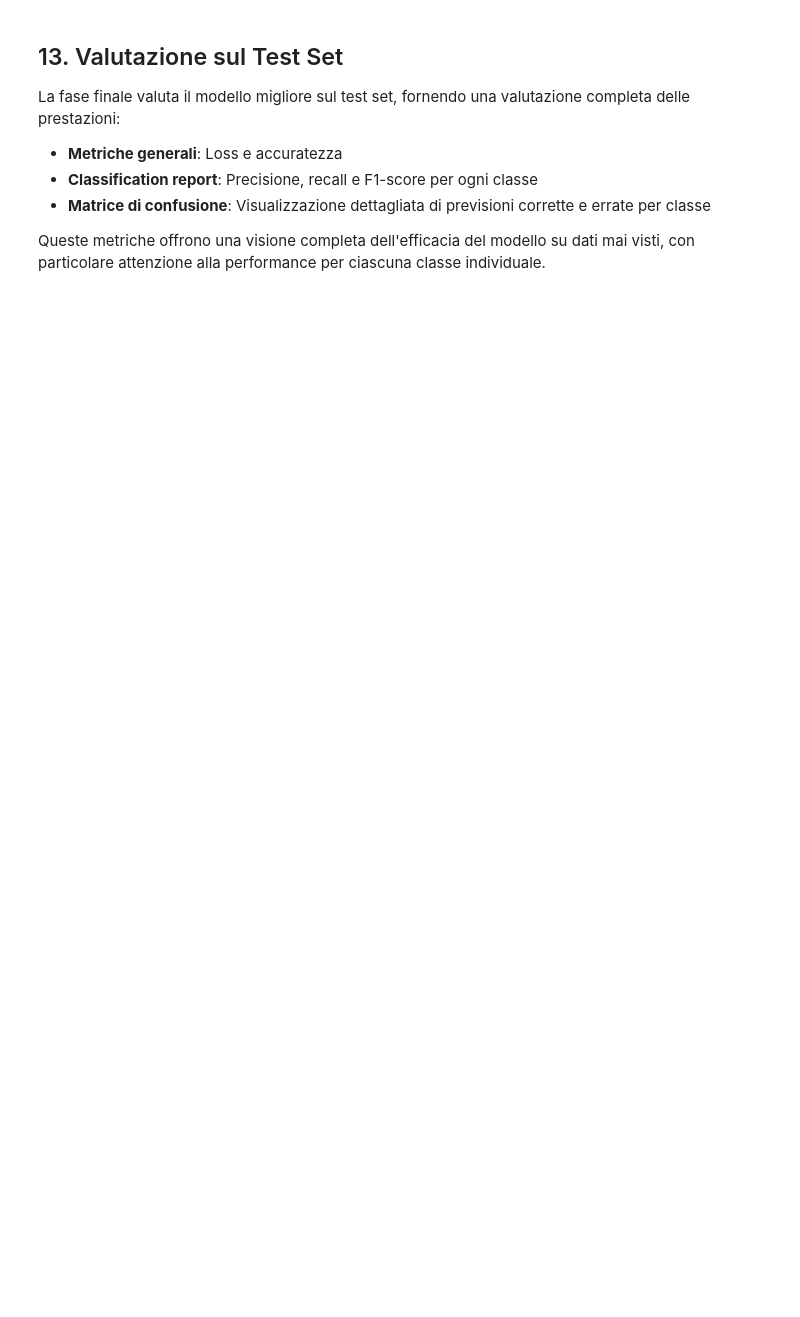
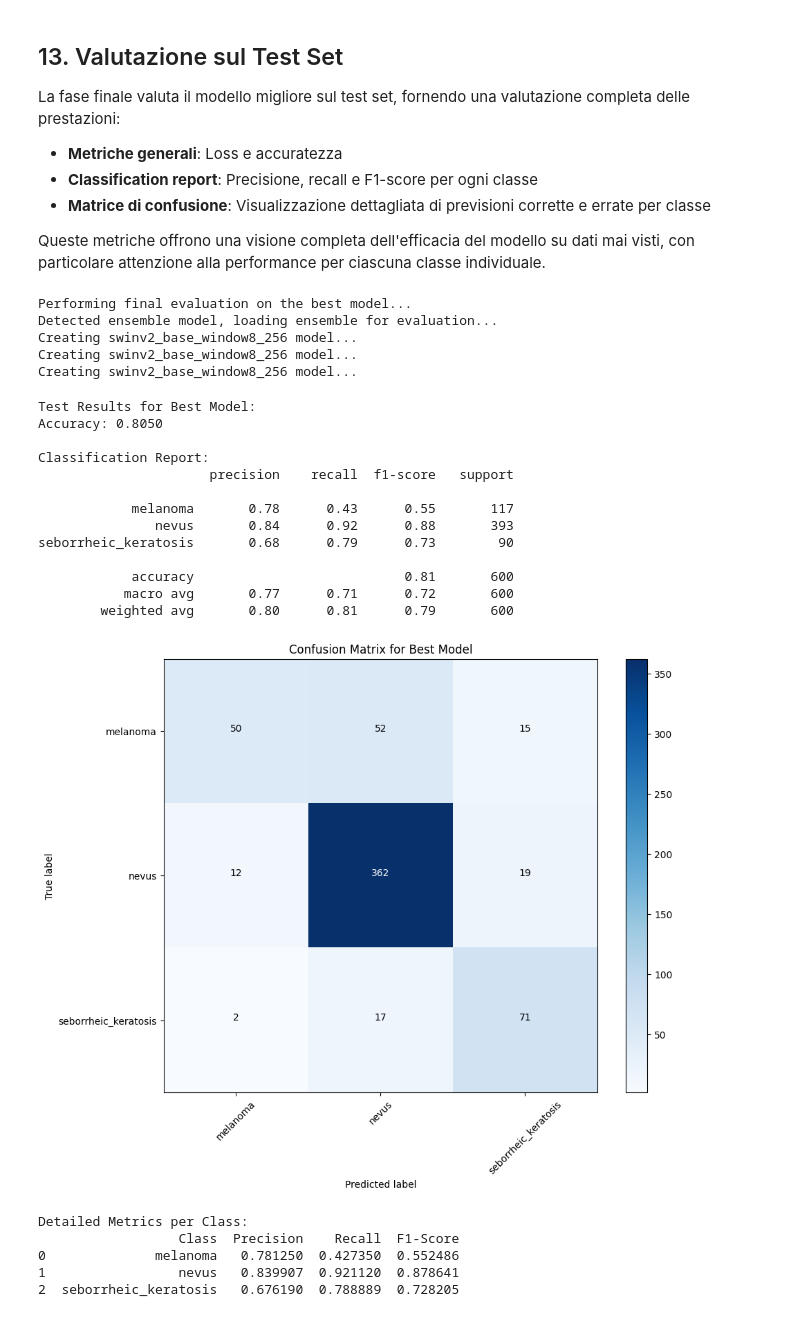
Before and after one commit to Tony0380/SkinVisionNet, a Jupyter notebook: SkinVisionNet.ipynb, the cells around one changed output. Drawn from its saved outputs; the diff is of its cells as text; code cells hidden in the pictures; blank space fills up the shorter version.

```diff
--- a/SkinVisionNet.ipynb
+++ b/SkinVisionNet.ipynb
@@ -490,7 +520,7 @@ def train_one_epoch(model, dataloader, criterion, optimizer, device, scheduler=N
     correct = 0
     total = 0
 
-    progress_bar = tqdm(dataloader, desc="Training")
+    progress_bar = tqdm(dataloader, desc="Training", ncols=100, leave=False, ascii=True)
     for inputs, labels in progress_bar:
         inputs, labels = inputs.to(device), labels.to(device)
 
@@ -510,7 +540,7 @@ def train_one_epoch(model, dataloader, criterion, optimizer, device, scheduler=N
         correct += (predicted == labels).sum().item()
 
         # Aggiorna la progress bar
-        progress_bar.set_postfix({"loss": loss.item(), "acc": correct/total})
+        progress_bar.set_postfix({"loss": f"{loss.item():.4f}", "acc": f"{correct/total:.4f}"})
 
     epoch_loss = running_loss / total
     epoch_acc = correct / total
@@ -527,7 +557,7 @@ def evaluate(model, dataloader, criterion, device, use_tta=False):
     all_labels = []
 
     with torch.no_grad():
-        progress_bar = tqdm(dataloader, desc="Evaluating")
+        progress_bar = tqdm(dataloader, desc="Evaluating", ncols=100, leave=False, ascii=True)
         for inputs, labels in progress_bar:
             inputs, labels = inputs.to(device), labels.to(device)
 
@@ -551,7 +581,7 @@ def evaluate(model, dataloader, criterion, device, use_tta=False):
             all_labels.extend(labels.cpu().numpy())
 
             # Aggiorna la progress bar
-            progress_bar.set_postfix({"loss": loss.item(), "acc": correct/total})
+            progress_bar.set_postfix({"loss": f"{loss.item():.4f}", "acc": f"{correct/total:.4f}"})
 
     epoch_loss = running_loss / total
     epoch_acc = correct / total
@@ -602,7 +632,7 @@ def test_time_augmentation(model, images, num_augmentations=5):
 
 from sklearn.model_selection import StratifiedKFold
 
-def stratified_kfold_cv(dataset, num_folds=5, batch_size=12, num_epochs=10, device='cuda'):
+def stratified_kfold_cv(dataset, num_folds=5, batch_size=8, num_epochs=10, device='cuda'):
     """
     Implementa stratified k-fold cross validation.
 
@@ -1367,7 +1374,7 @@ try:
         all_labels = []
 
         with torch.no_grad():
-            for inputs, labels in tqdm(test_loader, desc="Testing Ensemble"):
+            for inputs, labels in tqdm(test_loader, desc="Testing Ensemble", ncols=100, ascii=True):
                 # Predici con l'ensemble
                 outputs = ensemble_predict(ensemble_models, inputs, device)
                 _, predicted = torch.max(outputs, 1)
@@ -1421,30 +1428,55 @@ try:
     plt.tight_layout()
     plt.ylabel('True label')
     plt.xlabel('Predicted label')
     plt.show()
 
     # Calcola le metriche per classe
     from sklearn.metrics import precision_score, recall_score, f1_score, roc_auc_score
 
     # Calcola precisione, recall e F1 per ogni classe
     precision = precision_score(test_labels, test_preds, average=None)
     recall = recall_score(test_labels, test_preds, average=None)
     f1 = f1_score(test_labels, test_preds, average=None)
 
     # Crea una tabella delle metriche
     metrics_table = pd.DataFrame({
         'Class': class_names,
         'Precision': precision,
         'Recall': recall,
         'F1-Score': f1
     })
 
     print("\nDetailed Metrics per Class:")
     print(metrics_table)
 
 except FileNotFoundError:
     print("Model file not found. Have you completed training?")
 except Exception as e:
     print(f"Error during testing: {e}")
     import traceback
     traceback.print_exc()
+# %% [output]
+Performing final evaluation on the best model...
+Detected ensemble model, loading ensemble for evaluation...
+Creating swinv2_base_window8_256 model...
+Creating swinv2_base_window8_256 model...
+Creating swinv2_base_window8_256 model...
+Test Results for Best Model:
+Accuracy: 0.8050
+
+Classification Report:
+                      precision    recall  f1-score   support
+
+            melanoma       0.78      0.43      0.55       117
+               nevus       0.84      0.92      0.88       393
+seborrheic_keratosis       0.68      0.79      0.73        90
+
+            accuracy                           0.81       600
+           macro avg       0.77      0.71      0.72       600
+        weighted avg       0.80      0.81      0.79       600
+[figure, added]
+Detailed Metrics per Class:
+                  Class  Precision    Recall  F1-Score
+0              melanoma   0.781250  0.427350  0.552486
+1                 nevus   0.839907  0.921120  0.878641
+2  seborrheic_keratosis   0.676190  0.788889  0.728205
```
Also changed, not shown: parts of 12 cells of this notebook.
